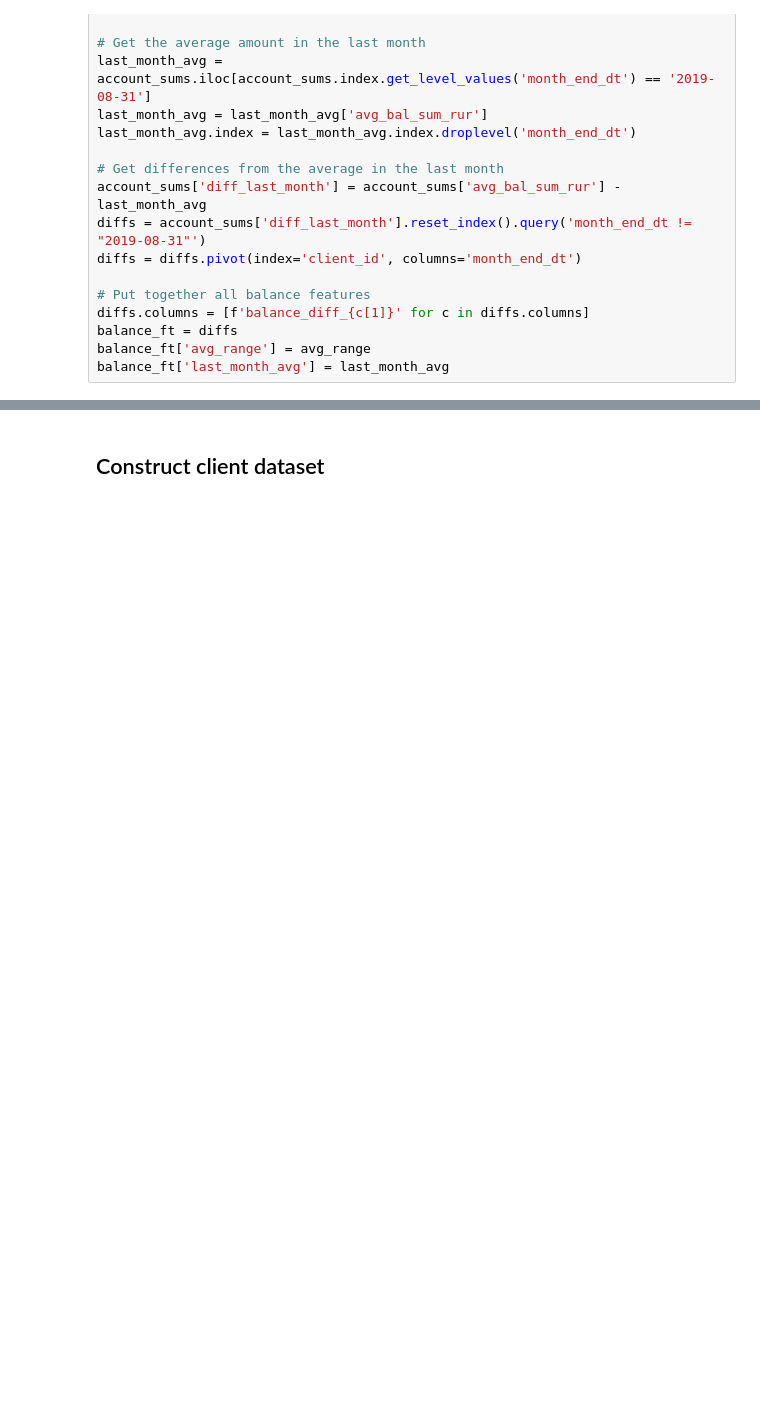
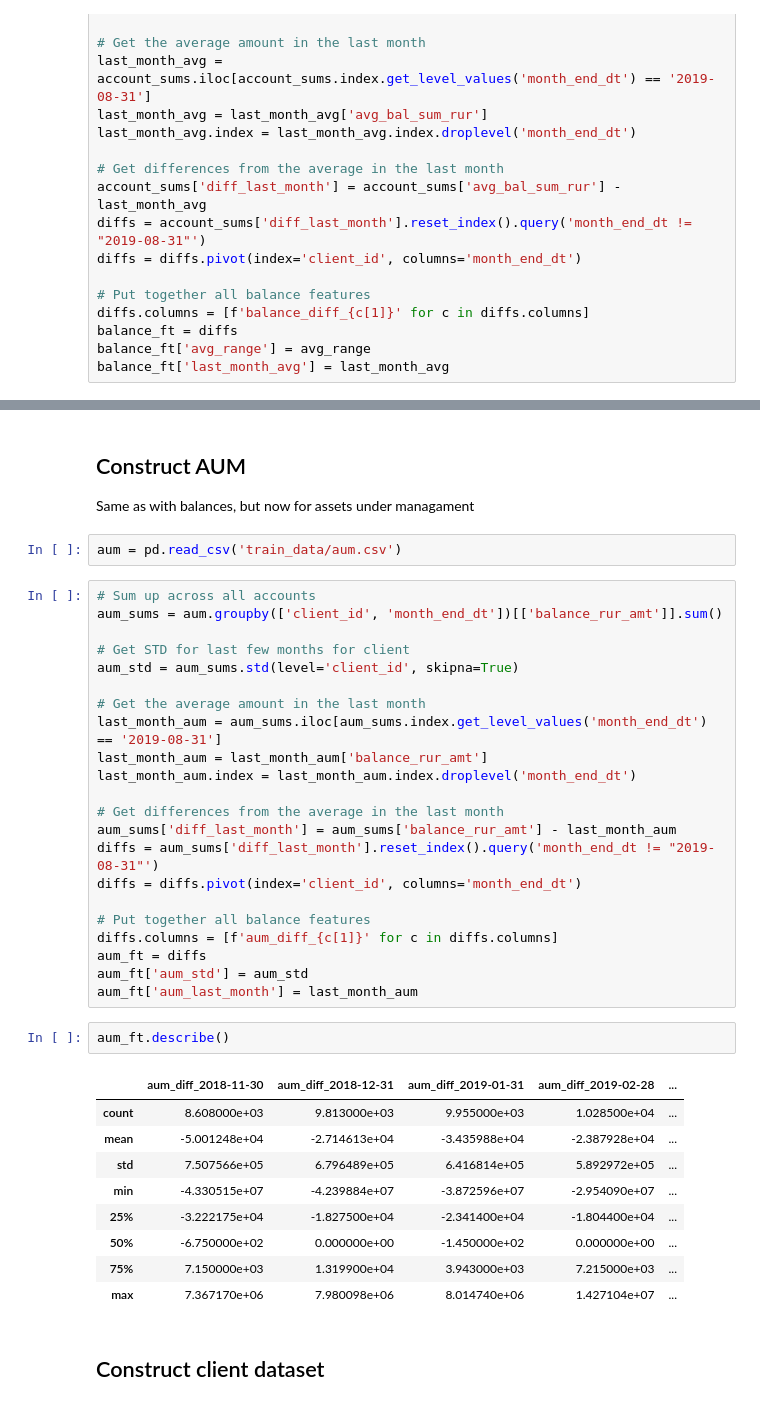
Before and after one commit to tadejsv/squatting-slavs-strike-back, a Jupyter notebook: dev_tadej2.ipynb, the cells around one changed output, grey strips where cells are left out. Saved outputs shown, nothing was run; the diff lists cells and outputs as text; blank space fills up the shorter version.

```diff
--- a/dev_tadej2.ipynb
+++ b/dev_tadej2.ipynb
@@ -54,6 +54,46 @@ balance_ft.describe()
 | 50% | 0.000000 | 0.000000 | 0.000000 | 0.000000 | ... |
 | 75% | 1.000000 | 0.000000 | 0.000000 | 0.000000 | ... |
 | max | 108444.000000 | 77117.000000 | 77565.000000 | 76899.000000 | ... |
+# %% [markdown]
+## Construct AUM
+
+Same as with balances, but now for assets under managament
+# %%
+aum = pd.read_csv('train_data/aum.csv')
+# %%
+# Sum up across all accounts
+aum_sums = aum.groupby(['client_id', 'month_end_dt'])[['balance_rur_amt']].sum()
+
+# Get STD for last few months for client
+aum_std = aum_sums.std(level='client_id', skipna=True)
+
+# Get the average amount in the last month
+last_month_aum = aum_sums.iloc[aum_sums.index.get_level_values('month_end_dt') == '2019-08-31']
+last_month_aum = last_month_aum['balance_rur_amt']
+last_month_aum.index = last_month_aum.index.droplevel('month_end_dt')
+
+# Get differences from the average in the last month
+aum_sums['diff_last_month'] = aum_sums['balance_rur_amt'] - last_month_aum
+diffs = aum_sums['diff_last_month'].reset_index().query('month_end_dt != "2019-08-31"')
+diffs = diffs.pivot(index='client_id', columns='month_end_dt')
+
+# Put together all balance features
+diffs.columns = [f'aum_diff_{c[1]}' for c in diffs.columns]
+aum_ft = diffs
+aum_ft['aum_std'] = aum_std
+aum_ft['aum_last_month'] = last_month_aum
+# %%
+aum_ft.describe()
+# %% [output]
+|  | aum_diff_2018-11-30 | aum_diff_2018-12-31 | aum_diff_2019-01-31 | aum_diff_2019-02-28 | ... |
+| count | 8.608000e+03 | 9.813000e+03 | 9.955000e+03 | 1.028500e+04 | ... |
+| mean | -5.001248e+04 | -2.714613e+04 | -3.435988e+04 | -2.387928e+04 | ... |
+| std | 7.507566e+05 | 6.796489e+05 | 6.416814e+05 | 5.892972e+05 | ... |
+| min | -4.330515e+07 | -4.239884e+07 | -3.872596e+07 | -2.954090e+07 | ... |
+| 25% | -3.222175e+04 | -1.827500e+04 | -2.341400e+04 | -1.804400e+04 | ... |
+| 50% | -6.750000e+02 | 0.000000e+00 | -1.450000e+02 | 0.000000e+00 | ... |
+| 75% | 7.150000e+03 | 1.319900e+04 | 3.943000e+03 | 7.215000e+03 | ... |
+| max | 7.367170e+06 | 7.980098e+06 | 8.014740e+06 | 1.427104e+07 | ... |
 # %% [markdown]
 ## Construct client dataset
 # %%
```
Also changed, not shown: parts of 7 cells of this notebook, 1 other file.
